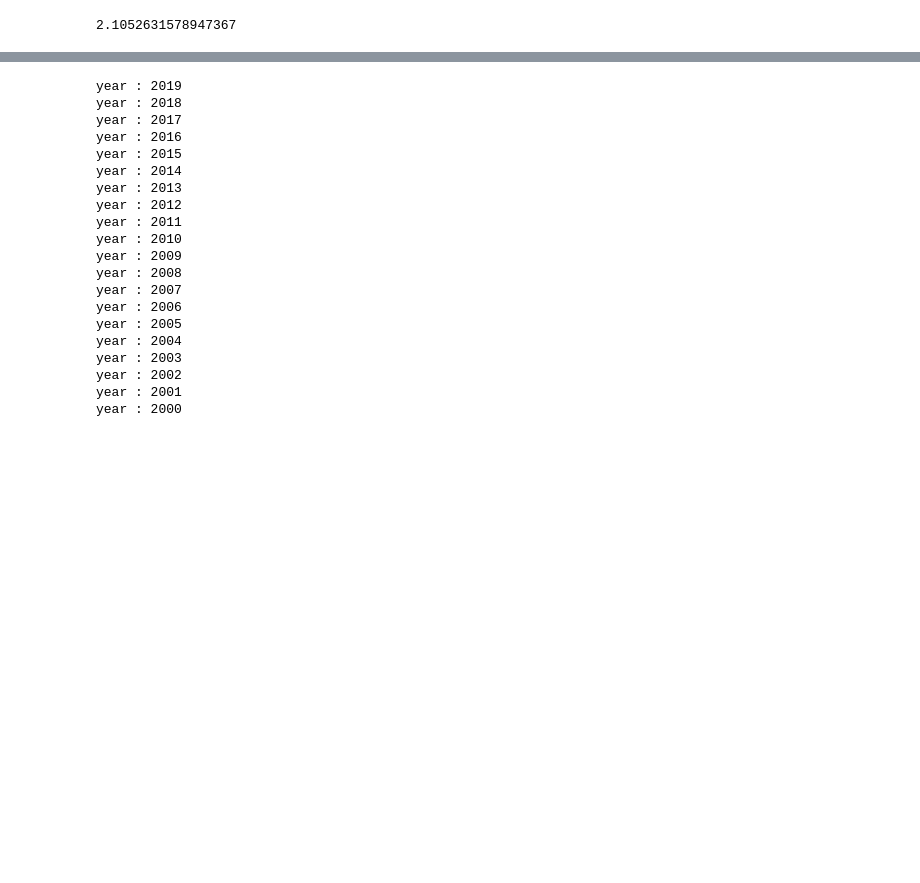
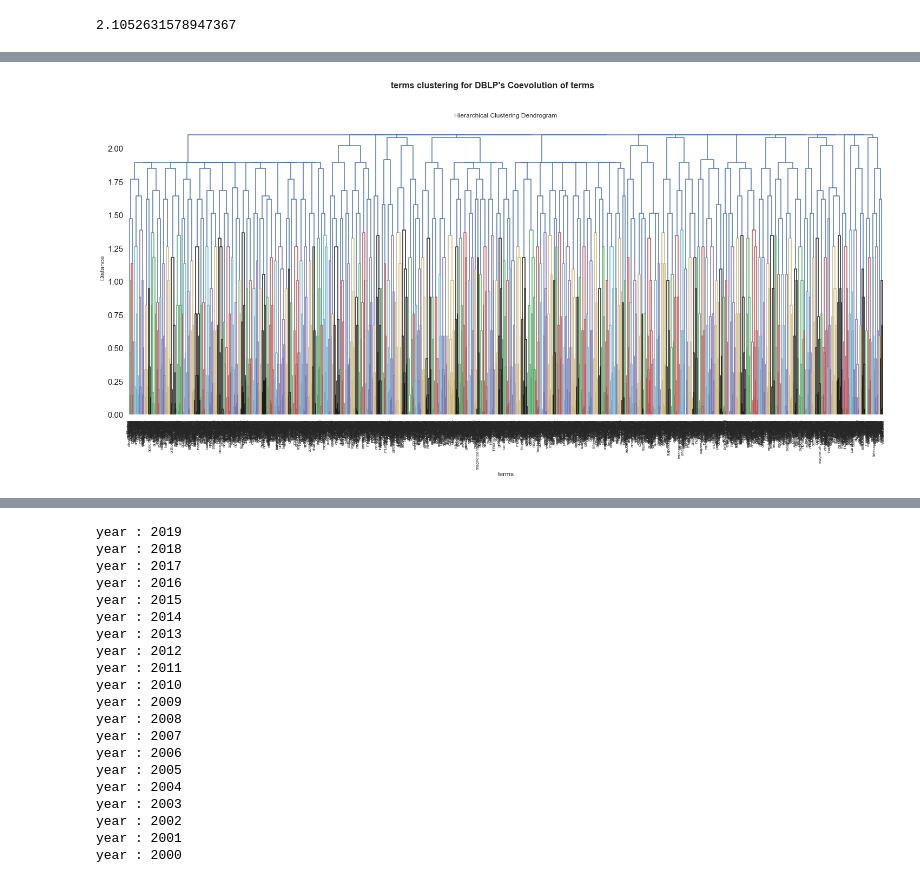
Before and after one commit to abdoudelson/Co-evolution-of-terms-on-DBLP-, a Jupyter notebook: coevolution.ipynb, the cells around one changed output, grey strips where cells are left out. Saved outputs shown, nothing was run; the diff lists cells and outputs as text; code cells hidden in the pictures; blank space fills up the shorter version.

```diff
--- a/coevolution.ipynb
+++ b/coevolution.ipynb
@@ -221,22 +266,25 @@ def get_cluster_classes(den, label='ivl'):
 # %%
 
 plt.figure(figsize=(25, 10))
 plt.title('Hierarchical Clustering Dendrogram')
 plt.xlabel('sample index')
 plt.ylabel('distance')
 B =dendrogram(
     hierarchy,
     labels=np.array(list(vocabulary.keys())),
-    leaf_rotation=90.,  # rotates the x axis labels
-    leaf_font_size=8.,  # font size for the x axis labels
+    #leaf_rotation=90.,  # rotates the x axis labels
+    #leaf_font_size=8.,  # font size for the x axis labels
 )
 ax=plt.gca()
 ax.tick_params(axis='x', which='major', labelsize=8)
 ax.tick_params(axis='y', which='major', labelsize=15)
 plt.xlabel("terms")
     #plt.set_size_inches(18.5, 10.5)
 plt.ylabel('Distance')
-plt.suptitle("terms"+" clustering for DBLP's Coevolution of terms ", fontweight='bold', fontsize=16);
+plt.suptitle("terms"+" clustering for DBLP's Coevolution of terms ", fontweight='bold',
+             fontsize=16);
 plt.show()
+# %% [output]
+[figure, added]
 # %%
 get_cluster_classes(B)
```
Also changed, not shown: parts of 31 cells of this notebook.
